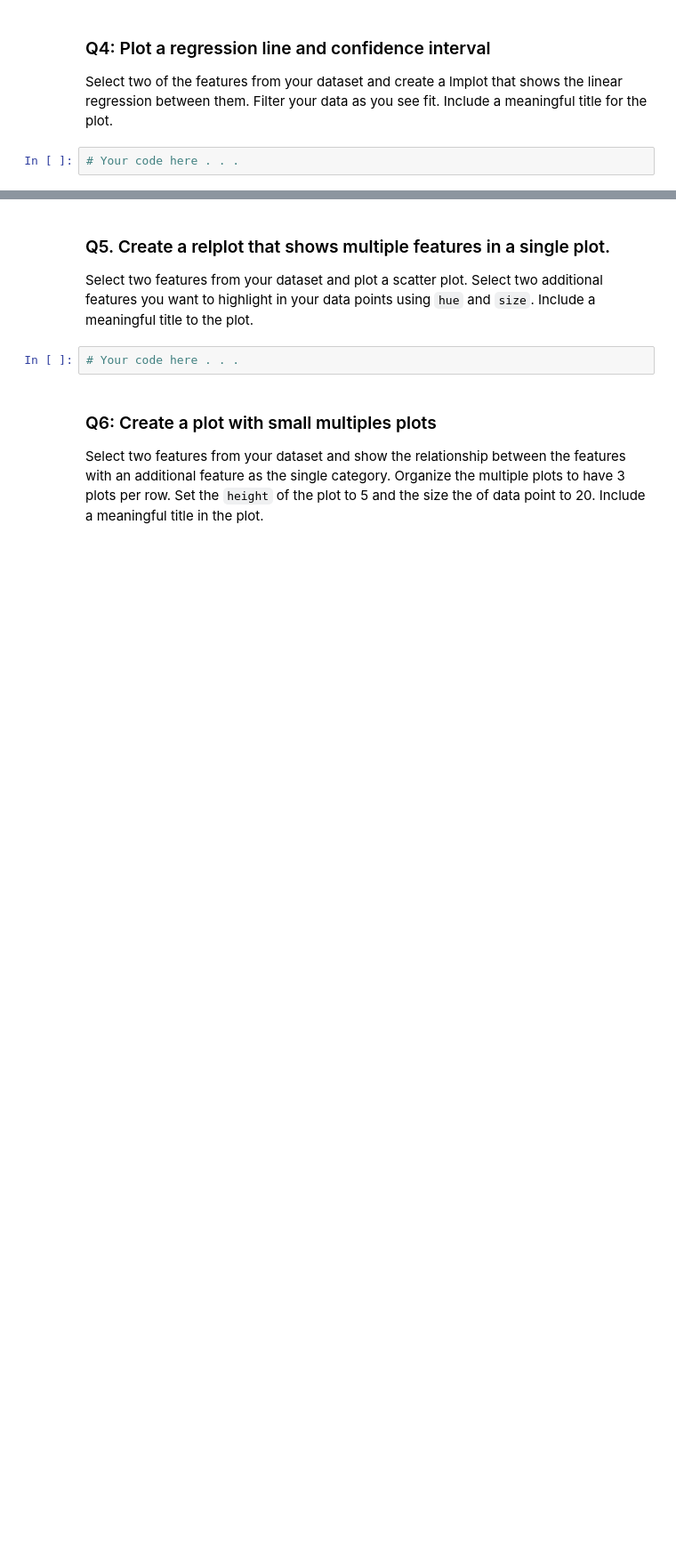
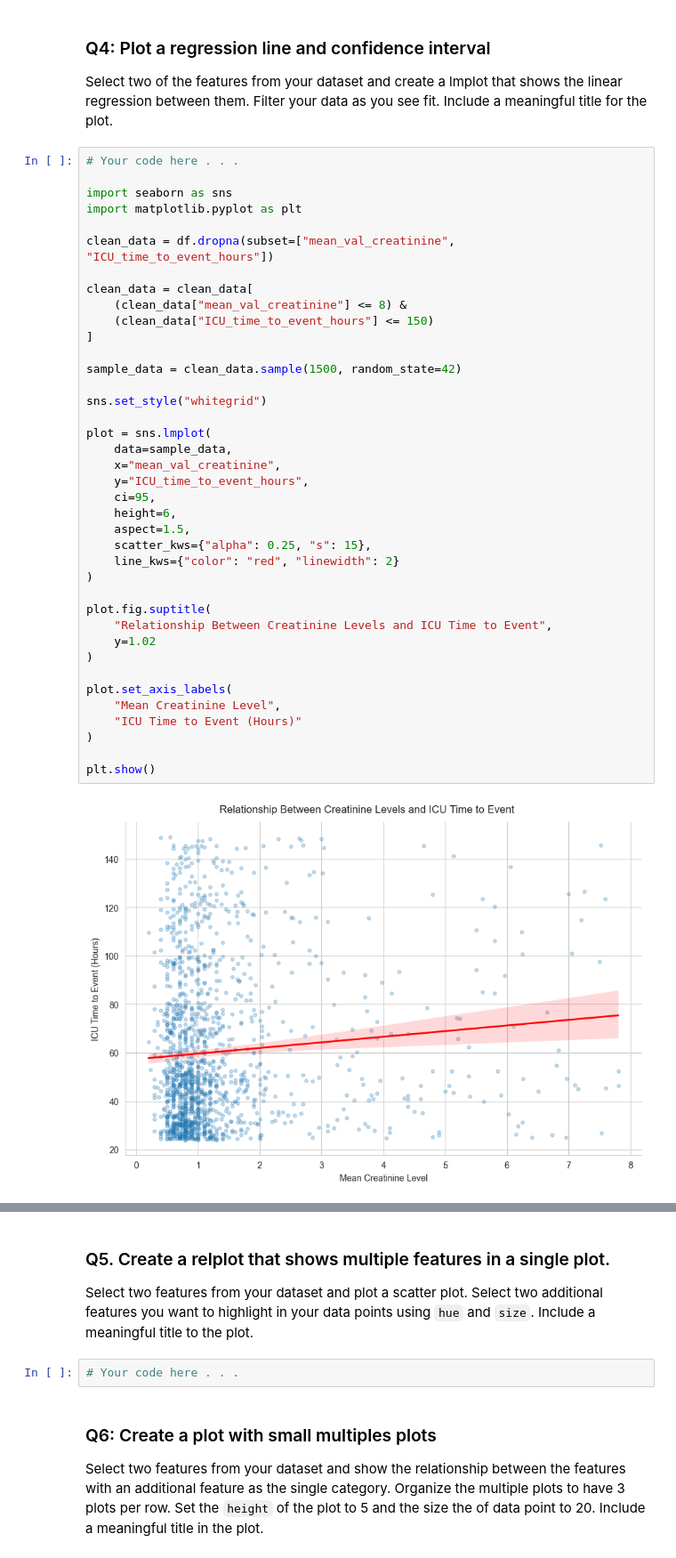
Before and after one commit to CS133-DataVisualization/term-project-team1, a Jupyter notebook: P1_relplot-scatter.ipynb, the cells around one changed output, grey strips where cells are left out. Shown at 89% size. Cells and saved outputs as stored; diff of their text form; blank space fills up the shorter version.

Commit message:
updated Q1, Q2, Q4 and Q6 visualizations + improved plots

```diff
--- a/P1_relplot-scatter.ipynb
+++ b/P1_relplot-scatter.ipynb
@@ -84,5 +94,44 @@ plt.show()
 # %% [markdown]
 ### Q4: Plot a regression line and confidence interval
 Select two of the features from your dataset and create a lmplot that shows the linear regression between them. Filter your data as you see fit. Include a meaningful title for the plot.
-# %%
-# Your code here . . .
+# %%
+# Your code here . . .
+
+import seaborn as sns
+import matplotlib.pyplot as plt
+
+clean_data = df.dropna(subset=["mean_val_creatinine", "ICU_time_to_event_hours"])
+
+clean_data = clean_data[
+    (clean_data["mean_val_creatinine"] <= 8) &
+    (clean_data["ICU_time_to_event_hours"] <= 150)
+]
+
+sample_data = clean_data.sample(1500, random_state=42)
+
+sns.set_style("whitegrid")
+
+plot = sns.lmplot(
+    data=sample_data,
+    x="mean_val_creatinine",
+    y="ICU_time_to_event_hours",
+    ci=95,
+    height=6,
+    aspect=1.5,
+    scatter_kws={"alpha": 0.25, "s": 15},
+    line_kws={"color": "red", "linewidth": 2}
+)
+
+plot.fig.suptitle(
+    "Relationship Between Creatinine Levels and ICU Time to Event",
+    y=1.02
+)
+
+plot.set_axis_labels(
+    "Mean Creatinine Level",
+    "ICU Time to Event (Hours)"
+)
+
+plt.show()
+# %% [output]
+[figure, added]
```
Also changed, not shown: parts of 9 cells of this notebook.
